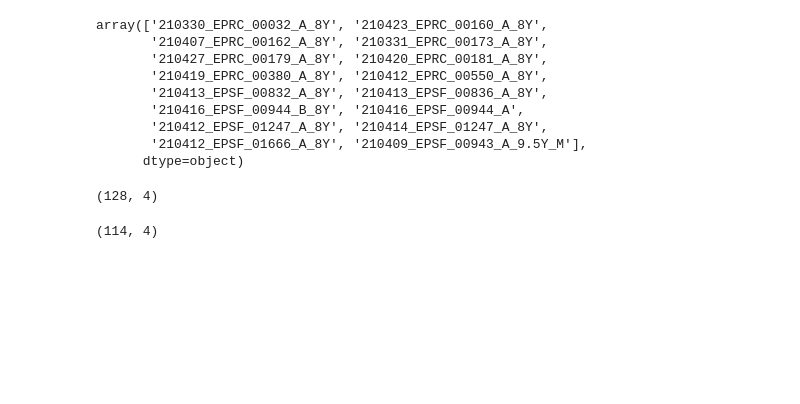
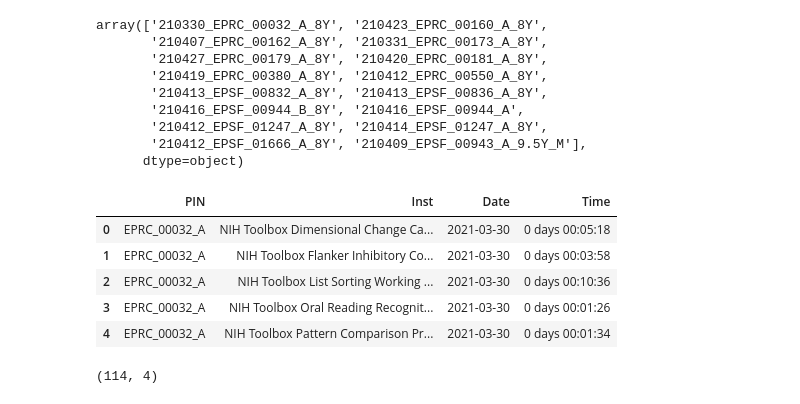
Before and after one commit to tianchu-shu/NWMSS, a Jupyter notebook: In_person_vs_remote.ipynb, the cells around one changed output. Cells and saved outputs as stored; diff of their text form; code cells hidden in the pictures; blank space fills up the shorter version.

```diff
--- a/In_person_vs_remote.ipynb
+++ b/In_person_vs_remote.ipynb
@@ -127,7 +111,12 @@ mni=mni.drop(columns=['InstStarted'])
 # %%
-mni.shape
+mni.head()
 # %% [output]
-(128, 4)
+|  | PIN | Inst | Date | Time |
+| 0 | EPRC_00032_A | NIH Toolbox Dimensional Change Ca... | 2021-03-30 | 0 days 00:05:18 |
+| 1 | EPRC_00032_A | NIH Toolbox Flanker Inhibitory Co... | 2021-03-30 | 0 days 00:03:58 |
+| 2 | EPRC_00032_A | NIH Toolbox List Sorting Working ... | 2021-03-30 | 0 days 00:10:36 |
+| 3 | EPRC_00032_A | NIH Toolbox Oral Reading Recognit... | 2021-03-30 | 0 days 00:01:26 |
+| 4 | EPRC_00032_A | NIH Toolbox Pattern Comparison Pr... | 2021-03-30 | 0 days 00:01:34 |
 # %%
 #drop 'NIH Toolbox List Sorting Working Memory Test Age 7+ v2.1' to calculate the time
 mni_c=mni[mni['Inst']!='NIH Toolbox List Sorting Working Memory Test Age 7+ v2.1']
```
Also changed, not shown: parts of 21 cells of this notebook.
